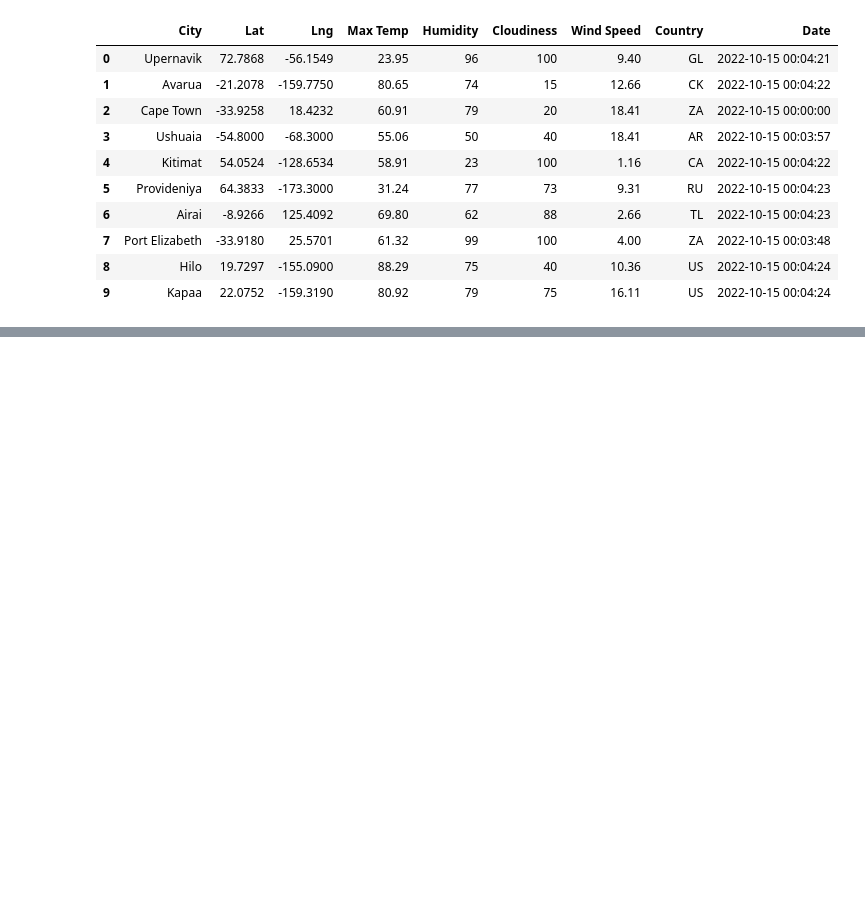
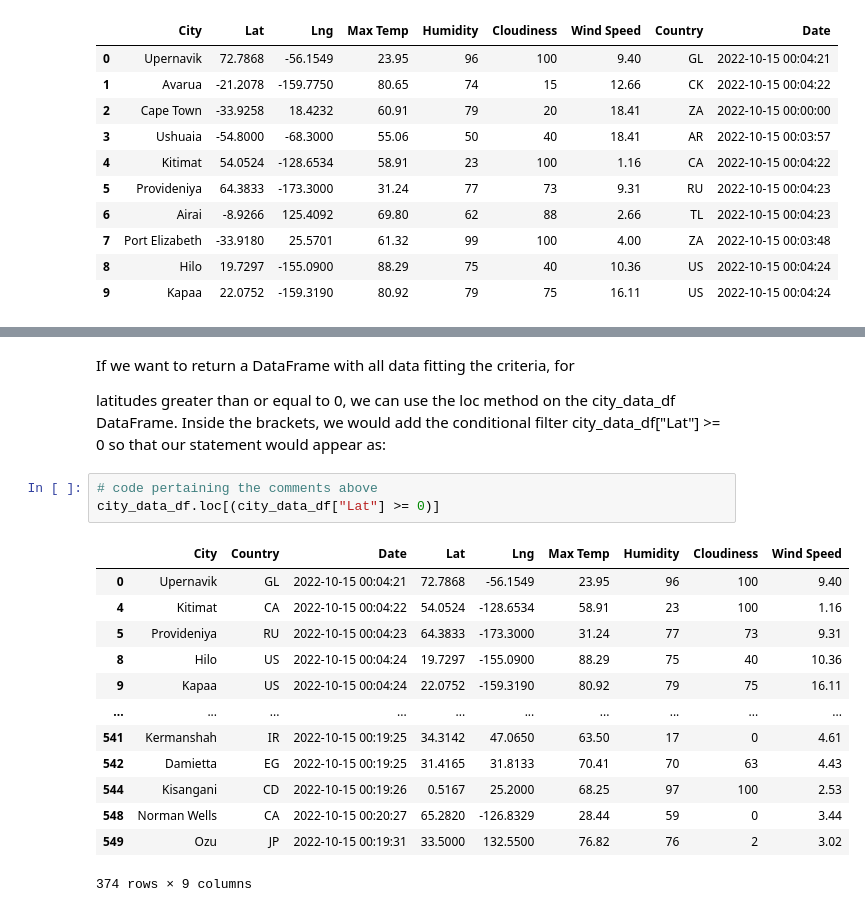
Before and after one commit to Levreka/World_Weather_Analysis, a Jupyter notebook: WeatherPy_practice.ipynb, the cells around one changed output, grey strips where cells are left out. Saved outputs shown, nothing was run; the diff lists cells and outputs as text; blank space fills up the shorter version.

Commit message:
updating comments and code

```diff
--- a/WeatherPy_practice.ipynb
+++ b/WeatherPy_practice.ipynb
@@ -413,0 +425,21 @@ Name: Lat, Length: 551, dtype: bool
+# %% [markdown]
+If we want to return a DataFrame with all data fitting the criteria, for
+
+latitudes greater than or equal to 0, we can use the loc method on the city_data_df DataFrame. Inside the brackets, we would add the conditional filter city_data_df["Lat"] >= 0 so that our statement would appear as:
+# %%
+# code pertaining the comments above
+city_data_df.loc[(city_data_df["Lat"] >= 0)]
+# %% [output]
+|  | City | Country | Date | Lat | Lng | Max Temp | Humidity | Cloudiness | Wind Speed |
+| 0 | Upernavik | GL | 2022-10-15 00:04:21 | 72.7868 | -56.1549 | 23.95 | 96 | 100 | 9.40 |
+| 4 | Kitimat | CA | 2022-10-15 00:04:22 | 54.0524 | -128.6534 | 58.91 | 23 | 100 | 1.16 |
+| 5 | Provideniya | RU | 2022-10-15 00:04:23 | 64.3833 | -173.3000 | 31.24 | 77 | 73 | 9.31 |
+| 8 | Hilo | US | 2022-10-15 00:04:24 | 19.7297 | -155.0900 | 88.29 | 75 | 40 | 10.36 |
+| 9 | Kapaa | US | 2022-10-15 00:04:24 | 22.0752 | -159.3190 | 80.92 | 79 | 75 | 16.11 |
+| ... | ... | ... | ... | ... | ... | ... | ... | ... | ... |
+| 541 | Kermanshah | IR | 2022-10-15 00:19:25 | 34.3142 | 47.0650 | 63.50 | 17 | 0 | 4.61 |
+| 542 | Damietta | EG | 2022-10-15 00:19:25 | 31.4165 | 31.8133 | 70.41 | 70 | 63 | 4.43 |
+| 544 | Kisangani | CD | 2022-10-15 00:19:26 | 0.5167 | 25.2000 | 68.25 | 97 | 100 | 2.53 |
+| 548 | Norman Wells | CA | 2022-10-15 00:20:27 | 65.2820 | -126.8329 | 28.44 | 59 | 0 | 3.44 |
+| 549 | Ozu | JP | 2022-10-15 00:19:31 | 33.5000 | 132.5500 | 76.82 | 76 | 2 | 3.02 |
+374 rows × 9 columns
```
Also changed, not shown: parts of 24 cells of this notebook.
